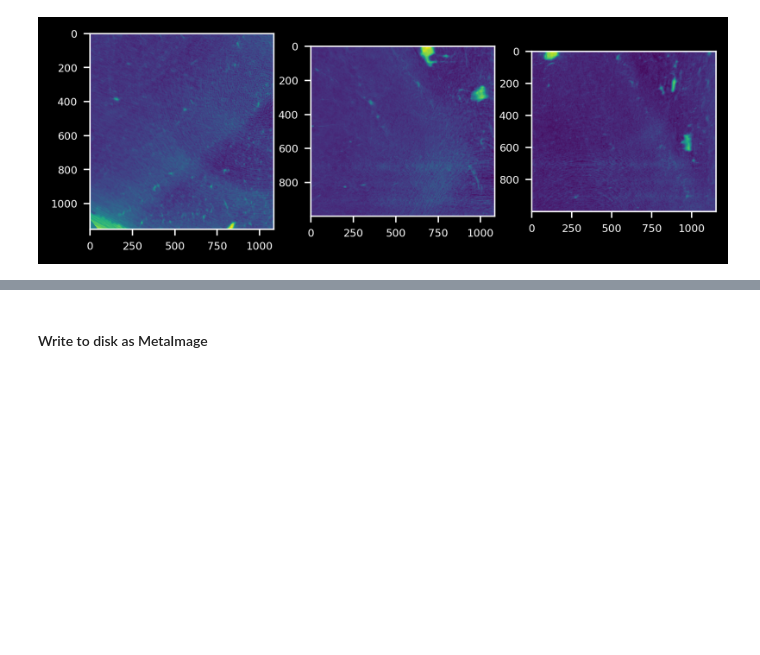
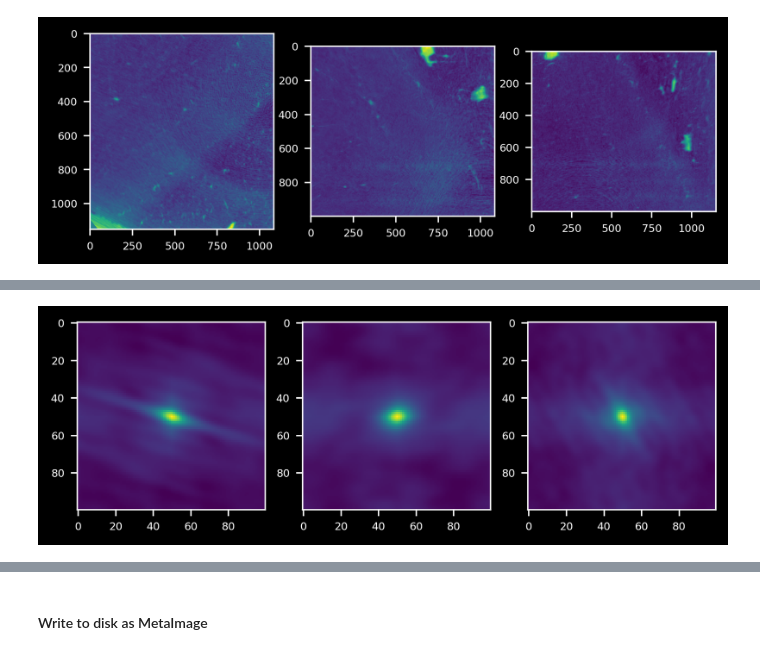
Before and after one commit to gianthk/pyfabric, a Jupyter notebook: notebooks/pyfabric_ex04_CDJ.ipynb, the cells around one changed output, grey strips where cells are left out. Cells and saved outputs as stored; diff of their text form; code cells hidden in the pictures; blank space fills up the shorter version.

```diff
--- a/notebooks/pyfabric_ex04_CDJ.ipynb
+++ b/notebooks/pyfabric_ex04_CDJ.ipynb
@@ -108,0 +123,4 @@ plot_midplanes(data_3D)
+# %%
+plot_midplanes(pyfabric.ACF(pippo))
+# %% [output]
+[figure, added]
```
Also changed, not shown: parts of 6 cells of this notebook, 1 other file.
